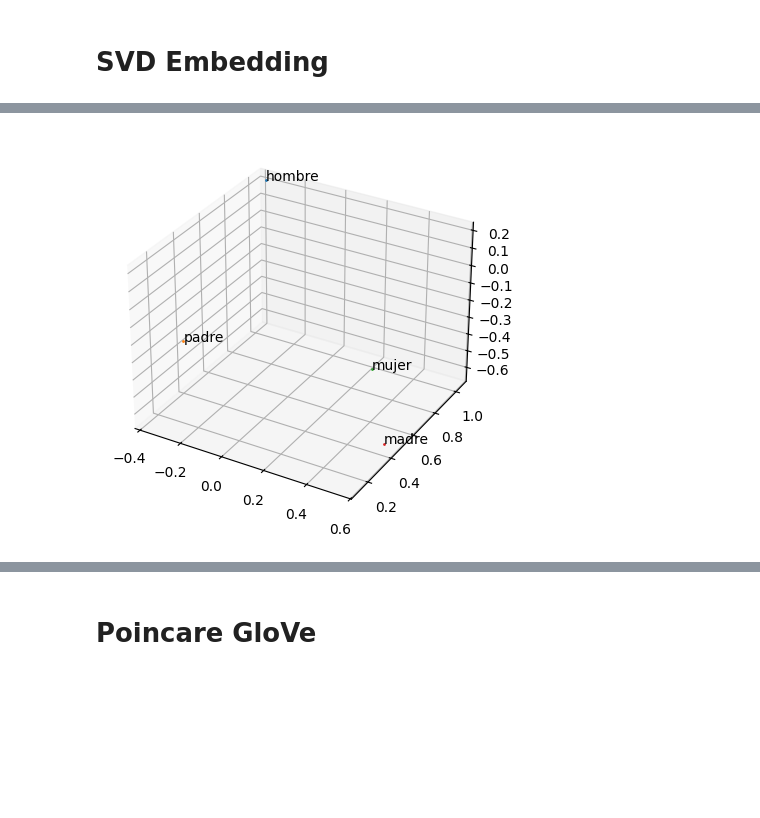
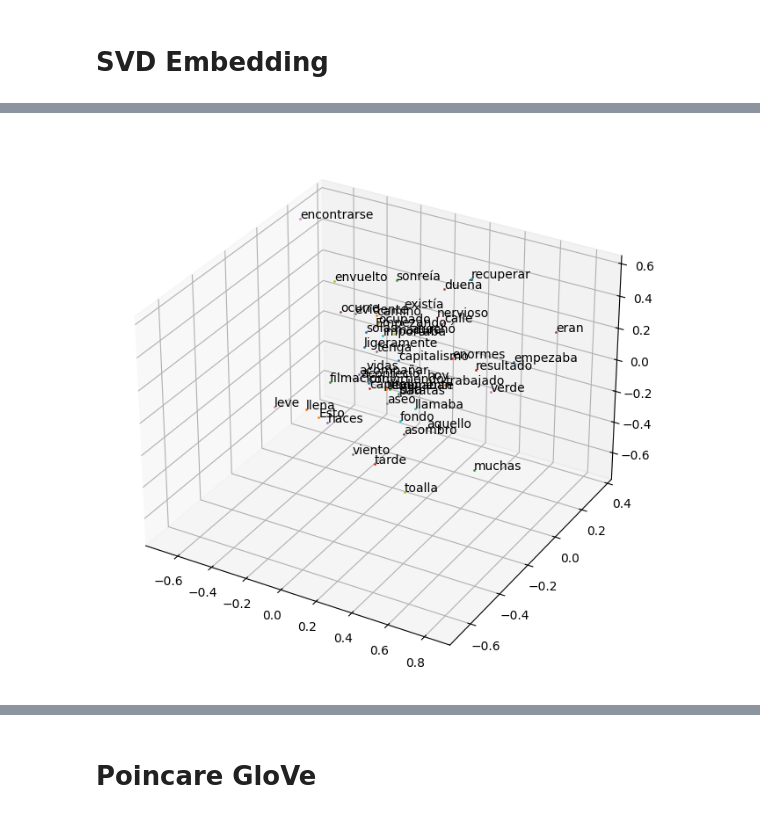
Before and after one commit to sebastian-sanchez-s/sebastian-sanchez-s.github.io, a Jupyter notebook: projects/WordEmbedding/WordEmbedding.ipynb, the cells around one changed output, grey strips where cells are left out. Drawn from its saved outputs; the diff is of its cells as text; code cells hidden in the pictures; blank space fills up the shorter version.

Commit message:
Update on word embedding

```diff
--- a/projects/WordEmbedding/WordEmbedding.ipynb
+++ b/projects/WordEmbedding/WordEmbedding.ipynb
@@ -143,15 +172,15 @@ plt.show()
 # %%
-fig, ax = plt.subplots(figsize=(10, 5), subplot_kw={"projection": "3d"})
+fig, ax = plt.subplots(figsize=(10, 8), subplot_kw={"projection": "3d"})
 
-dim0, dim1, dim2 = 5, 1, 2
+dim0, dim1, dim2 = 1, 6, 10
 
-ax.set_title(fr'3D plot of $U[{dim0}, {dim1}, {dim2}]$')
+ax.set_title('3D-Projection')
 
 ax.ticklabel_format(style='sci', scilimits=(0, 0))
 
-for i, u in enumerate(U[5:15]):
-    ax.plot(u[dim0], u[dim1], u[dim2])
-    ax.text(u[dim0], u[dim1], u[dim2], words[i])
+for i, u in enumerate(U[[dim0, dim1, dim2], 10:30].T, 10):
+    ax.plot(*u, 'o', markersize=1)
+    ax.text(*u, words[i])
 
 plt.show()
 # %% [output]
@@ -237,6 +332,6 @@ class GloVe:
 # %%
-enc_dim = 50
+enc_dim = 100
 glove = GloVe(X, enc_dim)
 # %%
-Phi = glove.train(1_000, lr=0.01, max_lr=0.1)
+Phi = glove.train(500, lr=0.01, max_lr=0.1)
 # %% [output]
@@ -249,13 +341,15 @@ idx_hombre, idx_mujer = words.index('hombre'), words.index('mujer')
+# %%
+a, b = 0, 50
 # %%
-fig, ax = plt.subplots(figsize=(5, 5), subplot_kw={'projection': '3d'})
+fig, ax = plt.subplots(figsize=(10, 8), subplot_kw={'projection': '3d'})
 
-for idx in [idx_hombre, idx_padre, idx_mujer, idx_madre]:
-    ax.plot(Phi[idx][0], Phi[idx][1], Phi[idx][2], 'o', markersize=1)
-    ax.text(Phi[idx][0], Phi[idx][1], Phi[idx][2], words[idx])
+for i, u in enumerate(Phi[a:b, [dim0, dim1, dim2]], a):
+    ax.plot(*u, 'o', markersize=1)
+    ax.text(*u, words[i])
 
 plt.show()
 # %% [output]
-[figure, old version]
+[figure, new version]
 # %%
 Phi_norm_squared = torch.linalg.norm(Phi, axis=1)**2
 # %%
```
Also changed, not shown: parts of 29 cells of this notebook, 2 other files.
